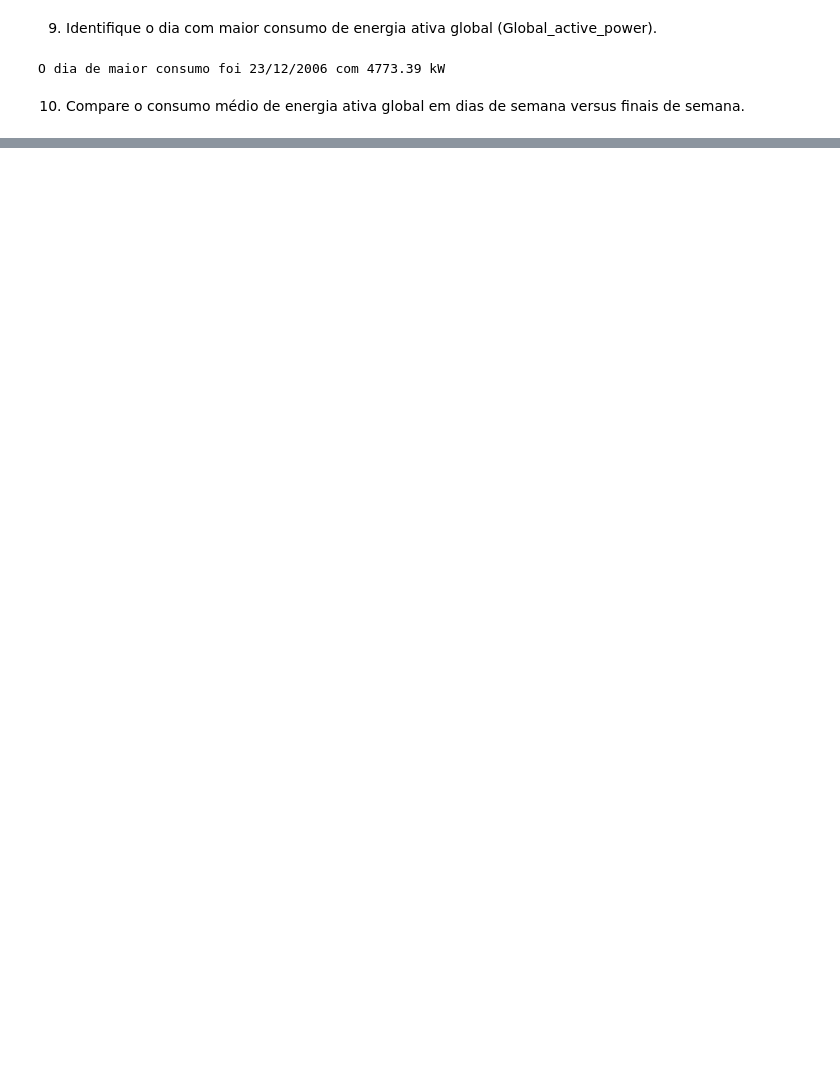
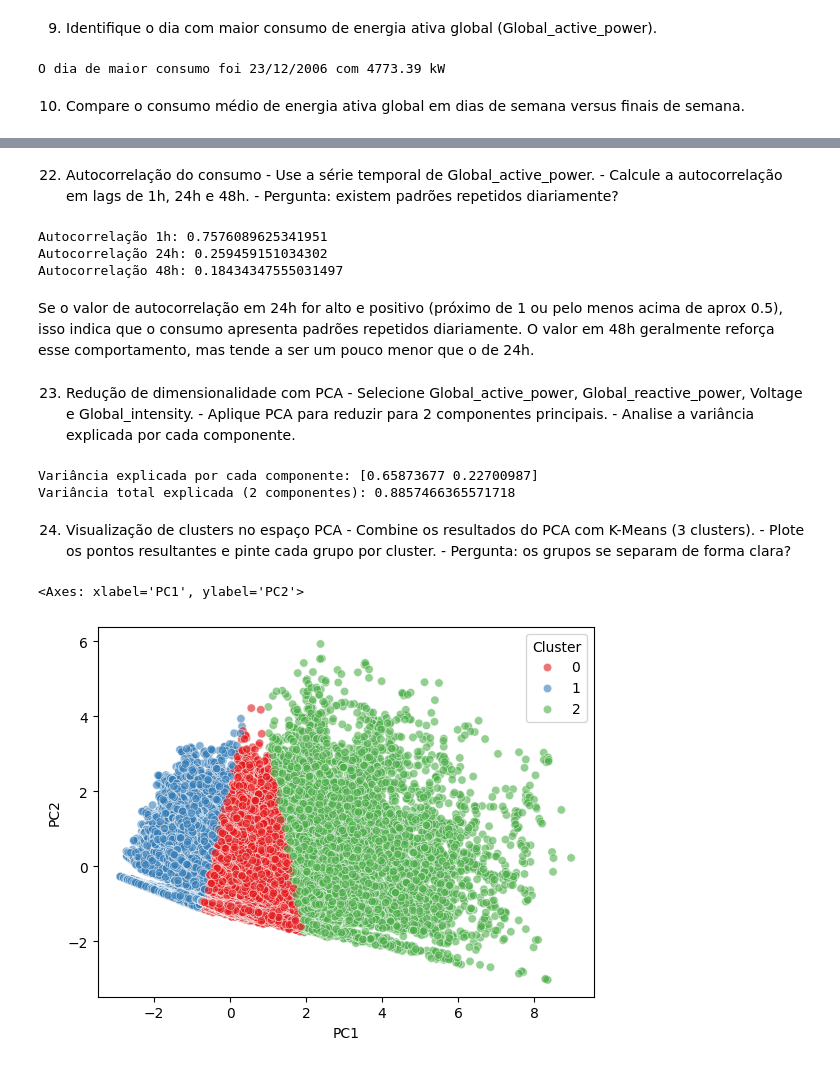
Before and after one commit to NathanMagno/energy-consumers-data, a Jupyter notebook: cp04.ipynb, the cells around one changed output, grey strips where cells are left out. Drawn from its saved outputs; the diff is of its cells as text; code cells hidden in the pictures; blank space fills up the shorter version.

```diff
--- a/cp04.ipynb
+++ b/cp04.ipynb
@@ -235,0 +388,58 @@ Name: Global_active_power, dtype: float64
+# %% [markdown]
+22. Autocorrelação do consumo - Use a série temporal de Global_active_power. - Calcule a autocorrelação em lags de 1h, 24h e 48h. - Pergunta: existem padrões repetidos diariamente?
+# %%
+df['Global_active_power'] = pd.to_numeric(df['Global_active_power'], errors='coerce')
+df['DateTime'] = pd.to_datetime(df['Date'].astype(str) + ' ' + df['Time'])
+df = df.set_index('DateTime')
+
+consumo_horario = df['Global_active_power'].resample('h').mean()
+
+lag_1h = consumo_horario.autocorr(lag=1)
+lag_24h = consumo_horario.autocorr(lag=24)
+lag_48h = consumo_horario.autocorr(lag=48)
+
+print("Autocorrelação 1h:", lag_1h)
+print("Autocorrelação 24h:", lag_24h)
+print("Autocorrelação 48h:", lag_48h)
+# %% [output]
+Autocorrelação 1h: 0.7576089625341951
+Autocorrelação 24h: 0.259459151034302
+Autocorrelação 48h: 0.18434347555031497
+# %% [markdown]
+Se o valor de autocorrelação em 24h for alto e positivo (próximo de 1 ou pelo menos acima de aprox 0.5), isso indica que o consumo apresenta padrões repetidos diariamente.
+O valor em 48h geralmente reforça esse comportamento, mas tende a ser um pouco menor que o de 24h.
+# %% [markdown]
+23. Redução de dimensionalidade com PCA - Selecione Global_active_power, Global_reactive_power, Voltage e Global_intensity. - Aplique PCA para reduzir para 2 componentes principais. - Analise a variância explicada por cada componente.
+# %%
+df['Global_active_power'] = pd.to_numeric(df['Global_active_power'], errors='coerce')
+df['Global_reactive_power'] = pd.to_numeric(df['Global_reactive_power'], errors='coerce')
+df['Voltage'] = pd.to_numeric(df['Voltage'], errors='coerce')
+df['Global_intensity'] = pd.to_numeric(df['Global_intensity'], errors='coerce')
+
+X = df[['Global_active_power', 'Global_reactive_power', 'Voltage', 'Global_intensity']].dropna()
+
+scaler = StandardScaler()
+X_scaled = scaler.fit_transform(X)
+
+pca = PCA(n_components=2)
+X_pca = pca.fit_transform(X_scaled)
+
+explained_var = pca.explained_variance_ratio_
+print("Variância explicada por cada componente:", explained_var)
+print("Variância total explicada (2 componentes):", explained_var.sum())
+# %% [output]
+Variância explicada por cada componente: [0.65873677 0.22700987]
+Variância total explicada (2 componentes): 0.8857466365571718
+# %% [markdown]
+24. Visualização de clusters no espaço PCA - Combine os resultados do PCA com K-Means (3 clusters). - Plote os pontos resultantes e pinte cada grupo por cluster. - Pergunta: os grupos se separam de forma clara?
+# %%
+kmeans = KMeans(n_clusters=3, random_state=42, n_init=10)
+clusters = kmeans.fit_predict(X_pca)
+
+df_pca = pd.DataFrame(X_pca, columns=['PC1', 'PC2'])
+df_pca['Cluster'] = clusters
+
+sb.scatterplot(data=df_pca, x='PC1', y='PC2', hue='Cluster', palette='Set1', alpha=0.6)
+# %% [output]
+<Axes: xlabel='PC1', ylabel='PC2'>
+[figure, added]
```
Also changed, not shown: parts of 26 cells of this notebook.
